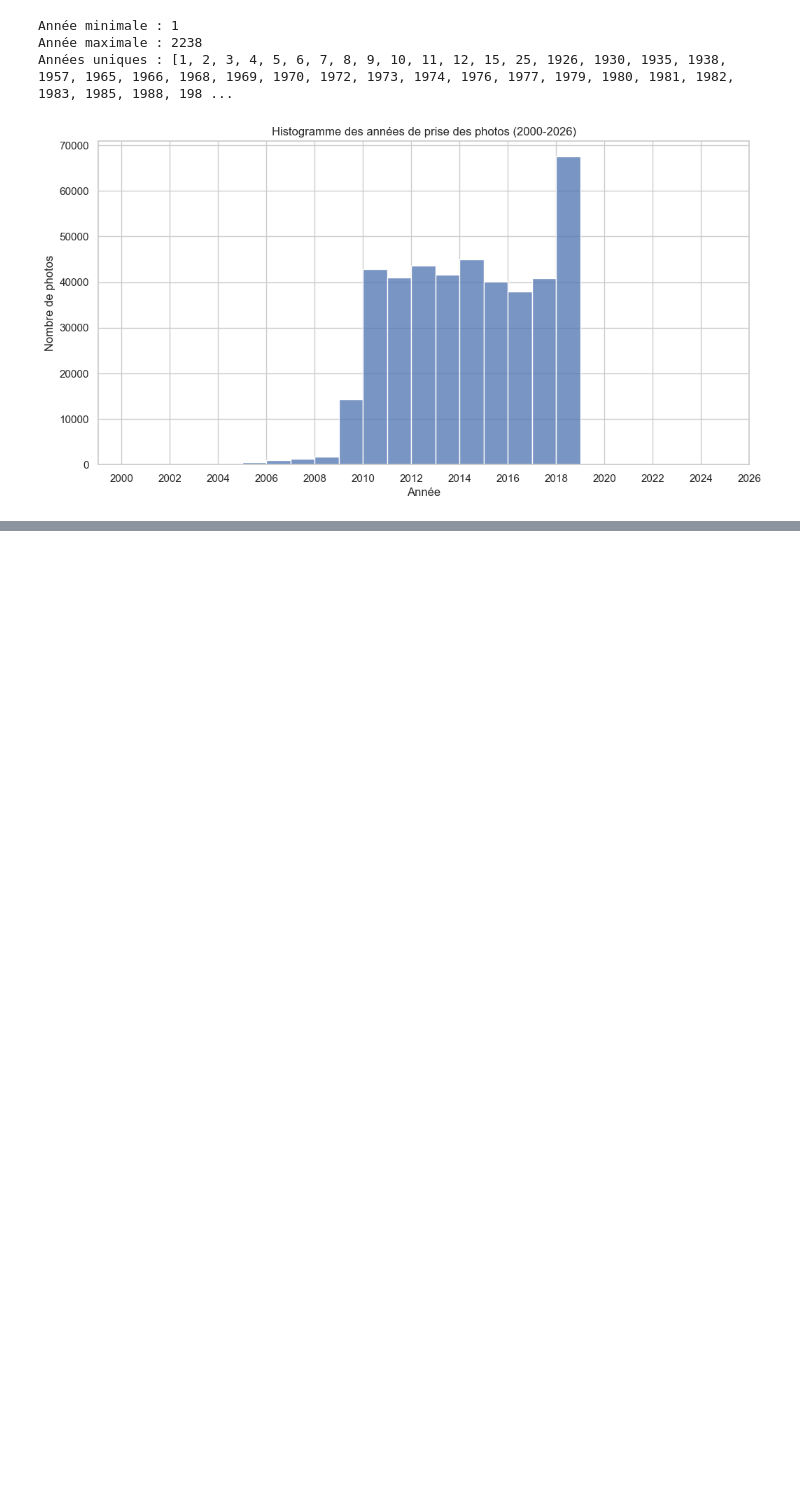
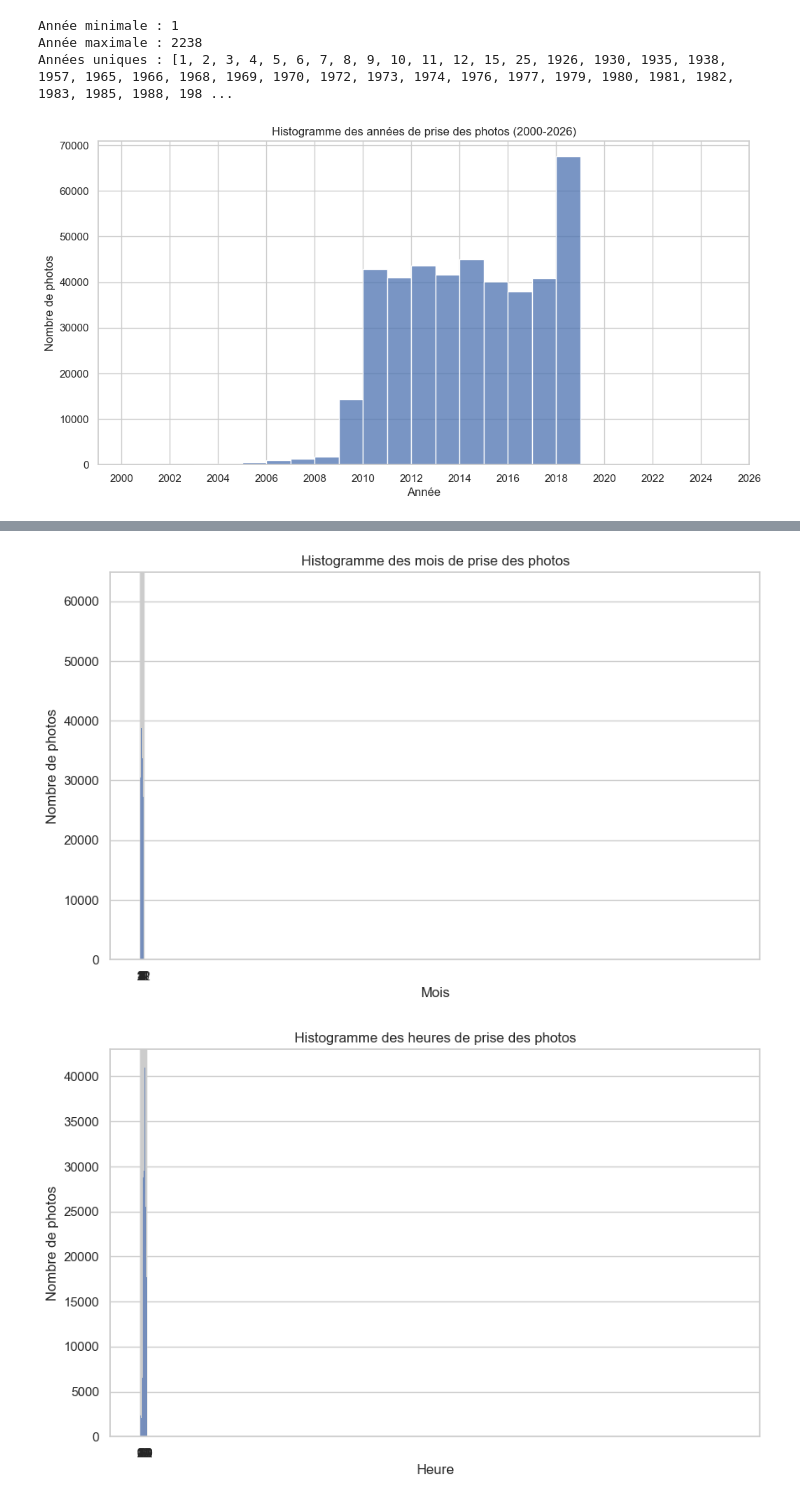
Before and after one commit to nathanvanneste/GrandLyon-DataMiningProject, a Jupyter notebook: Projet.ipynb, the cells around one changed output, grey strips where cells are left out. Drawn from its saved outputs; the diff is of its cells as text; code cells hidden in the pictures; blank space fills up the shorter version.

```diff
--- a/Projet.ipynb
+++ b/Projet.ipynb
@@ -109,0 +148,21 @@ plt.show()
+# %%
+# Histogramme des mois de prise des photos
+plt.figure(figsize=(10, 6))
+sns.histplot(df[' date_taken_month'], bins=12, binwidth=1)
+plt.title('Histogramme des mois de prise des photos')
+plt.xlabel('Mois')
+plt.ylabel('Nombre de photos')
+plt.xticks(range(1, 13))
+plt.show()
+
+# Histogramme des heures de prise des photos
+plt.figure(figsize=(10, 6))
+sns.histplot(df[' date_taken_hour'], bins=24, binwidth=1)
+plt.title('Histogramme des heures de prise des photos')
+plt.xlabel('Heure')
+plt.ylabel('Nombre de photos')
+plt.xticks(range(0, 24, 2))
+plt.show()
+# %% [output]
+[figure, added]
+[figure, added]
```
Also changed, not shown: parts of 3 cells of this notebook.
